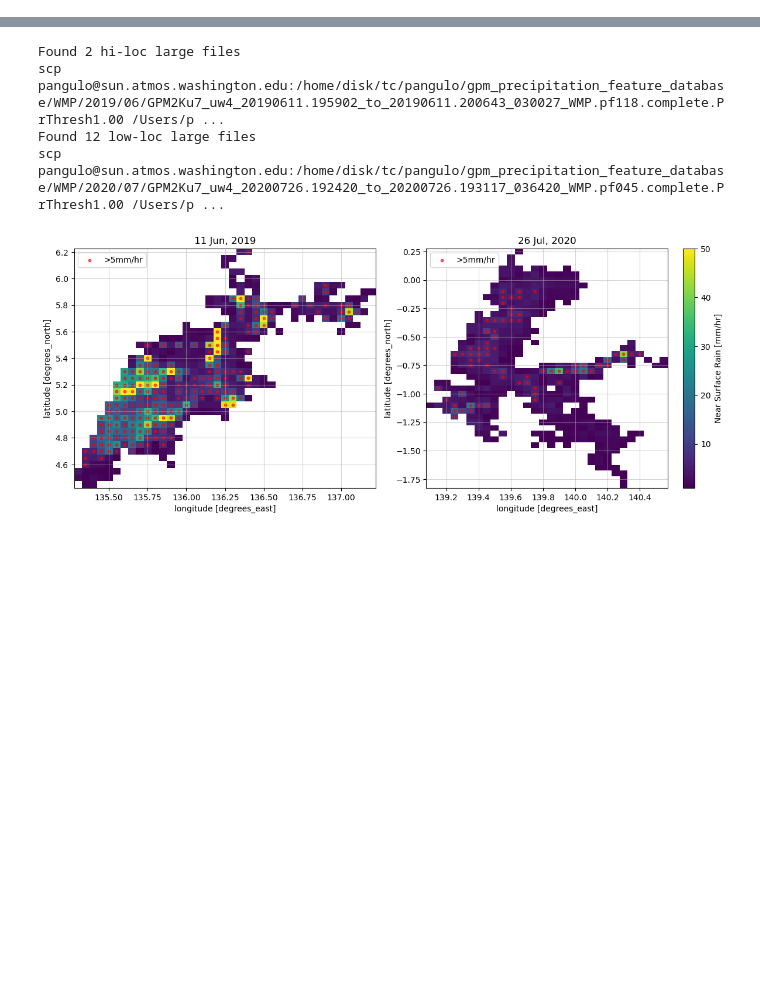
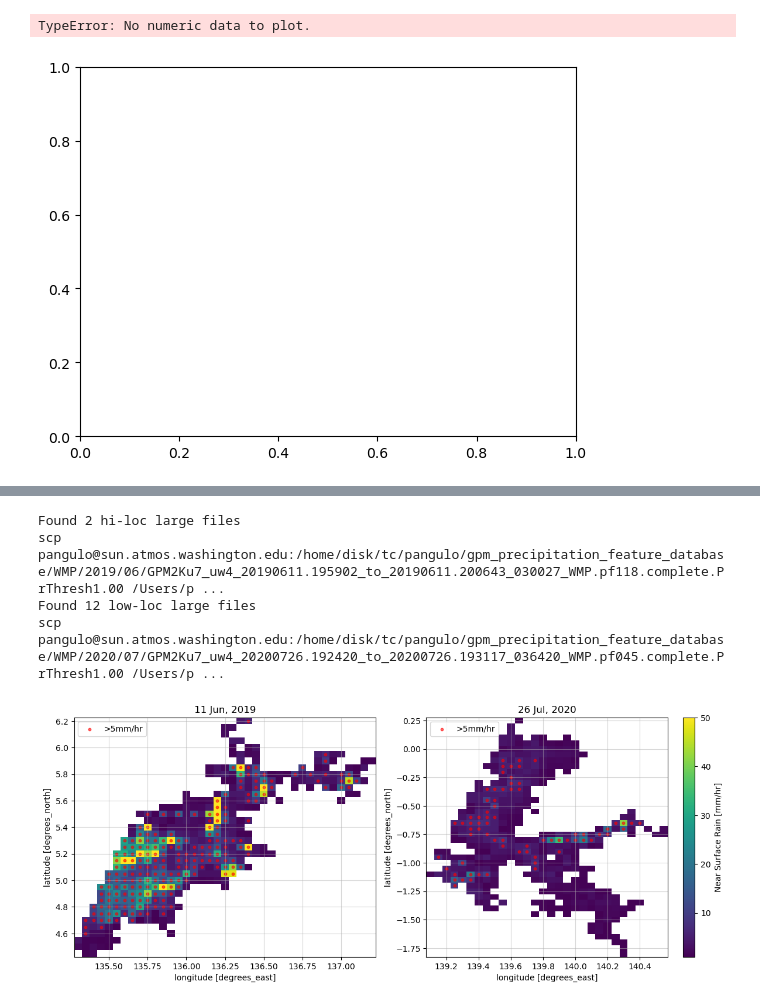
Before and after one commit to pedroanguloumana/extreme_precipitation_in_gpm, a Jupyter notebook: notebooks/Plot_Example_Systems.ipynb, the cells around one changed output, grey strips where cells are left out. Saved outputs shown, nothing was run; the diff lists cells and outputs as text; code cells hidden in the pictures; blank space fills up the shorter version.

```diff
--- a/notebooks/Plot_Example_Systems.ipynb
+++ b/notebooks/Plot_Example_Systems.ipynb
@@ -22,0 +28,65 @@ df = df.where(abs(df.mean_latitude)<=10).dropna()
+# %%
+area = pf_stats['num_pixels']*25
+loc = pf_stats['rainiest_10mmhr_cluster_precip_8conn'] / pf_stats['total_precip']
+maxpr = pf_stats['max_precip']
+
+high_area_id = (1675<=area) & (area<=1700)
+low_area_id = (300<=area) & (area<=350)
+
+high_loc_id = (0.75<=loc) & (loc<=0.77)
+low_loc_id = (0.2<=loc) & (loc<=0.25)
+
+extreme_id = maxpr >= 80
+
+regime_dict = {
+    'high_area_high_loc': pf_stats[high_area_id & high_loc_id & extreme_id],
+    'high_area_low_loc' : pf_stats[high_area_id & low_loc_id & extreme_id],
+    # 'low_area_high_loc' : pf_stats[low_area_id  & high_loc_id & extreme_id],
+    # 'low_area_low_loc'  : pf_stats[low_area_id  & low_loc_id & extreme_id]
+}
+# %%
+for regime, df in regime_dict.items():
+    file = pf_stats['gpm_filename'].iloc[0]
+    pf_id = pf_stats['feature_id'].iloc[0]
+    region_name = file.split('_')[-1].split('.')[0]
+    url = f"http://gpm.atmos.washington.edu/{'/'.join(file.split('/')[5:])}"
+    out_filename = f'/Users/pedro/extreme_precipitation_in_gpm/data/example_data/{regime}.nc'
+    wget.download(url, out_filename)
+
+    swath_data = xr.open_dataset(out_filename).squeeze('time')
+
+    rainy_mask = swath_data['near_surf_rain'] >= 1
+
+    structure = [[1,1,1],[1,1,1],[1,1,1]]
+    pf_mask = label(rainy_mask, structure=structure)[0]==pf_id
+    pf_mask = rainy_mask.copy(data=pf_mask)
+
+    pf_data = swath_data.where(pf_mask, drop=True)
+
+    fig, ax = plt.subplots()
+
+    pf_data.near_surf_rain.plot(
+        ax=ax,
+        cmap=plt.cm.jet,
+        norm=colors.Normalize(vmin=1, vmax=100)
+    )
+    ax.set_title(regime)
+
+    # Highlight pixels >5mm/hr
+    precip = swath_data['near_surf_rain']
+    mask = precip > 5
+    lat_vals = precip.coords['lat'].values
+    lon_vals = precip.coords['lon'].values
+    LON, LAT = np.meshgrid(lon_vals, lat_vals)
+
+    ax.scatter(
+        LON[mask],
+        LAT[mask],
+        s=10,          # marker size
+        c='red',       # marker color
+        alpha=0.6,     # some transparency
+        label='>5mm/hr'
+    )
+# %% [output]
+TypeError: No numeric data to plot.
+[figure, added]
```
Also changed, not shown: parts of 7 cells of this notebook, 48 other files.
